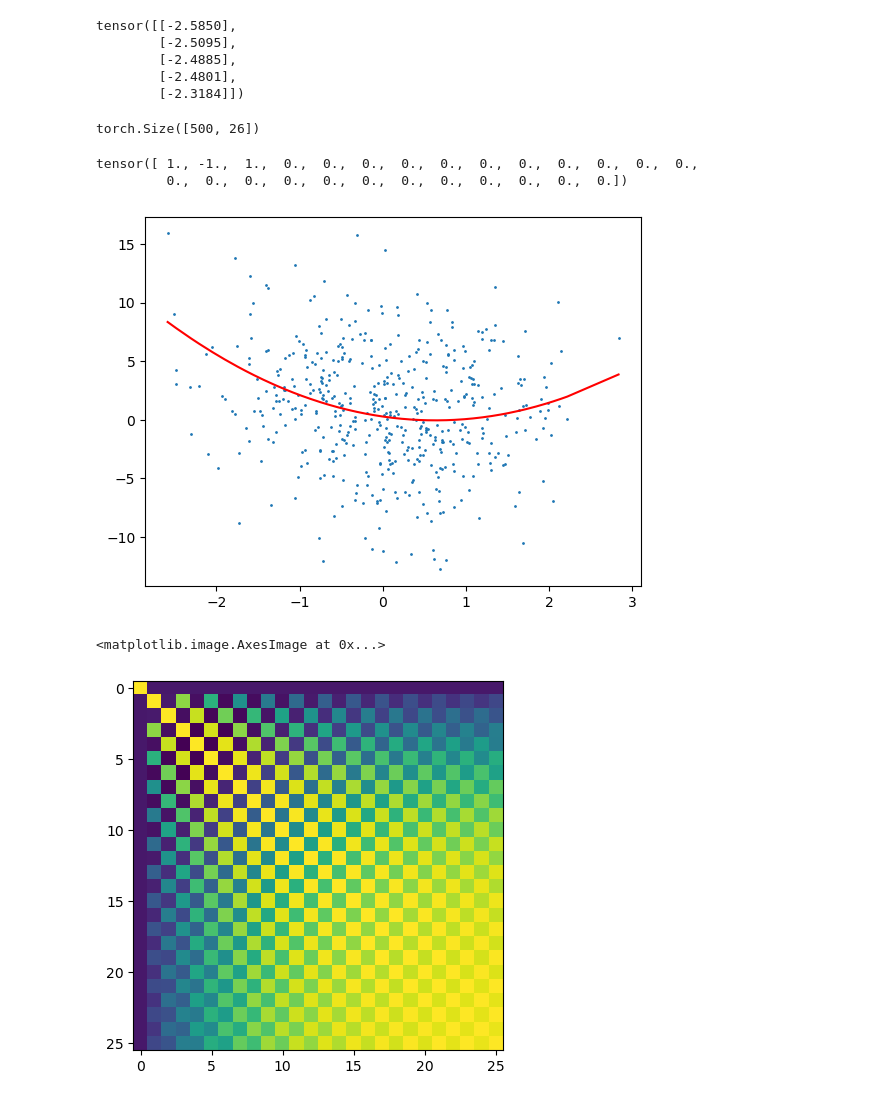
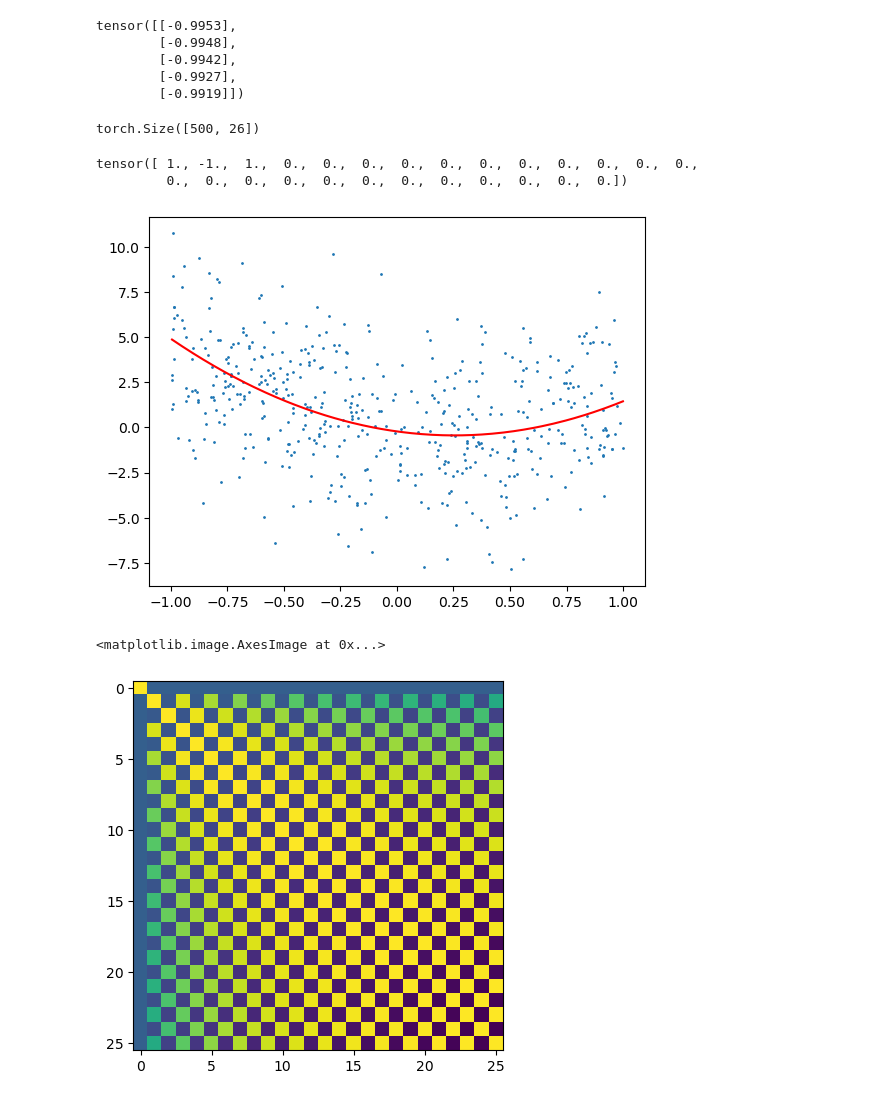
Before and after one commit to aaamini/torch-tut, a Jupyter notebook: W23/ridge_theory.ipynb, the cells around one changed output. Saved outputs shown, nothing was run; the diff lists cells and outputs as text; code cells hidden in the pictures.

```diff
--- a/W23/ridge_theory.ipynb
+++ b/W23/ridge_theory.ipynb
@@ -6,23 +6,23 @@ import torch
 n_train = 500
 torch.manual_seed(42)
 # Create a random dataset [-1, 1] x [-1, 1]
-#X_train = torch.rand(n_train, 1) * 2 - 1
-X_train = torch.randn(n_train, 1)
+X_train = torch.rand(n_train, 1) * 2 - 1
+# X_train = torch.randn(n_train, 1)
 
 # Sort the data
 X_train, _ = torch.sort(X_train, dim=0)
 X_train[:5]
 # %% [output]
-tensor([[-2.5850],
-        [-2.5095],
-        [-2.4885],
-        [-2.4801],
-        [-2.3184]])
+tensor([[-0.9953],
+        [-0.9948],
+        [-0.9942],
+        [-0.9927],
+        [-0.9919]])
 # %%
 from sklearn.preprocessing import PolynomialFeatures
 
 # Create a polynomial feature transformer
-poly = PolynomialFeatures(degree=5)
+poly = PolynomialFeatures(degree=25)
 
 # Create polynomial features
 X = poly.fit_transform(X_train)
@@ -41,26 +41,26 @@ X[:,0] = 1
 # %%
 theta_tru = torch.tensor([1, -1, 1], dtype=torch.float32)*1
 theta_tru = torch.cat([theta_tru, torch.zeros(X.shape[1] - theta_tru.shape[0])])
 # theta_tru = torch.tensor([-0.4527545, 0.1877339, -0.6796304, 0, 0, 0], dtype=torch.float32)
 
 # torch.manual_seed(1337)
 # theta_tru = 5*torch.randn(3)
 # pad theta_tru with zeros
 
 
 # theta_tru = torch.randn(X.shape[1])
-sig = 1
+sig = 3
 f_tru = X @ theta_tru
 y_train = f_tru + torch.randn(n_train) * sig
 
 # Plot the data
 plt.scatter(X_train, y_train, s=1)
 plt.plot(X_train, f_tru, color='red')
 theta_tru
 # %% [output]
 tensor([ 1., -1.,  1.,  0.,  0.,  0.,  0.,  0.,  0.,  0.,  0.,  0.,  0.,  0.,
          0.,  0.,  0.,  0.,  0.,  0.,  0.,  0.,  0.,  0.,  0.,  0.])
-[figure, old version]
+[figure, new version]
 # %%
 Cxx = X.T @ X / n_train # Covariance of X
 Cxy = X.T @ y_train / n_train # Cross covariance of X and y
@@ -69,7 +69,7 @@ Cxy = X.T @ y_train / n_train # Cross covariance of X and y
 plt.imshow(Cxx)
 # %% [output]
 <matplotlib.image.AxesImage at 0x...>
-[figure, old version]
+[figure, new version]
 # %%
 # Ridge regression
 # theta_ridge = torch.solve(Cxy[:,None], C + regparam * torch.eye(C.shape[0]))[0].squeeze()
```
Also changed, not shown: parts of 7 cells of this notebook, 1 other file.
